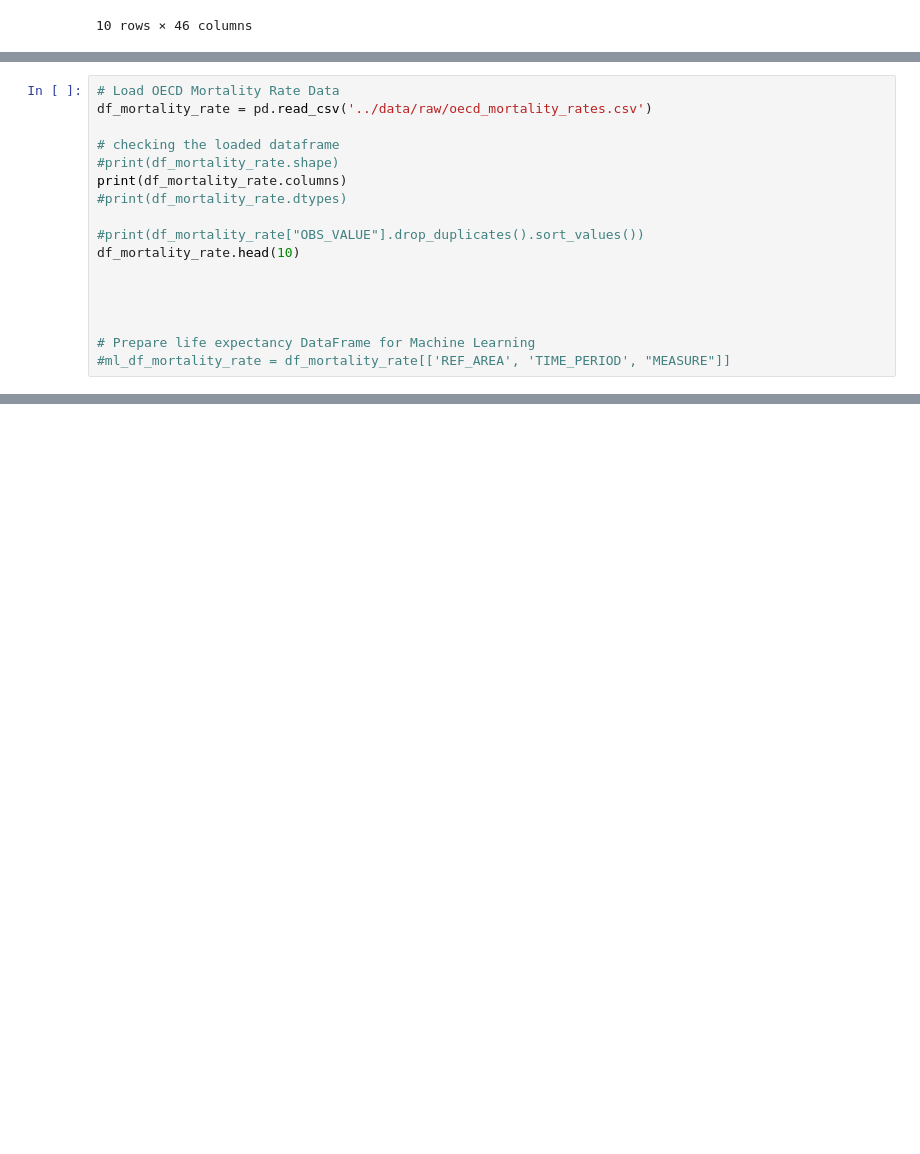
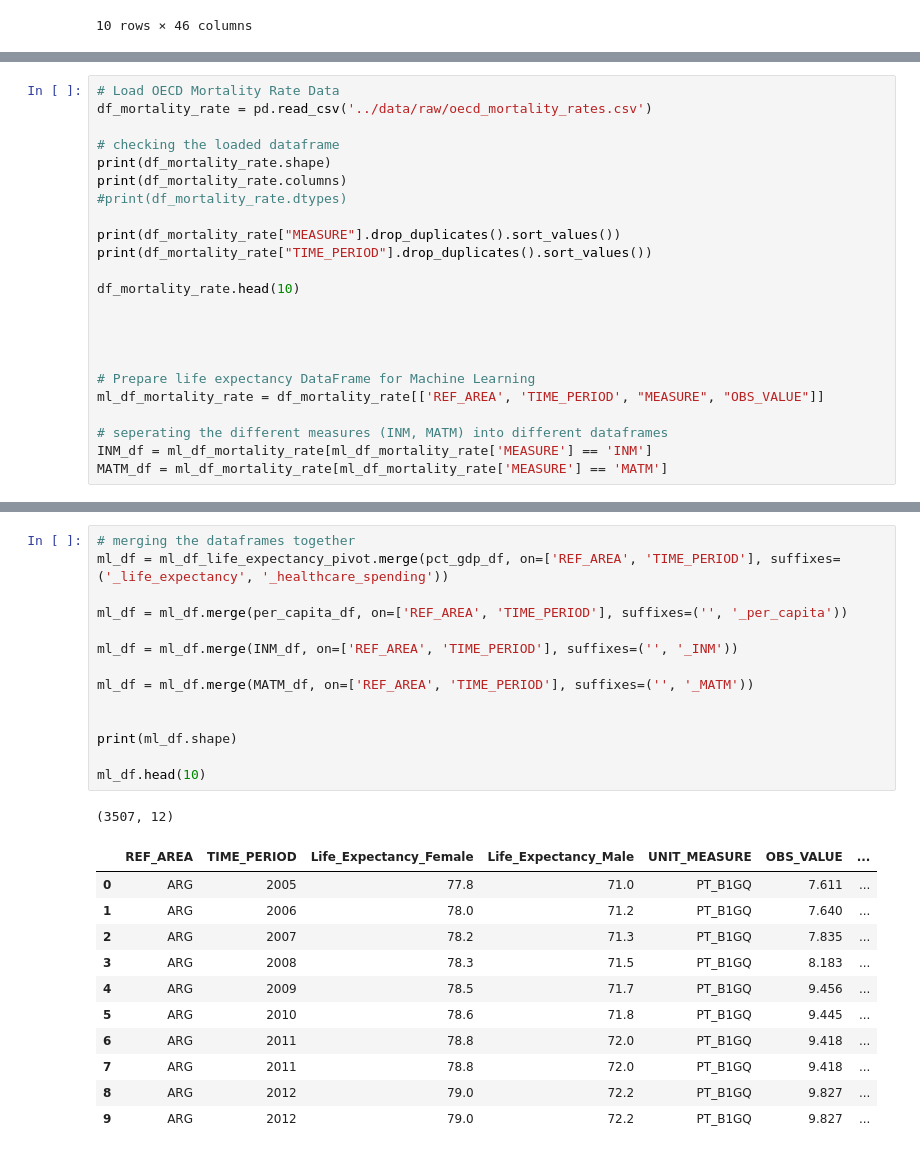
Before and after one commit to BastiSeid/healthcare-efficiency-analysis, a Jupyter notebook: notebooks/01_data_collection.ipynb, the cells around one changed output, grey strips where cells are left out. Cells and saved outputs as stored; diff of their text form; blank space fills up the shorter version.

```diff
--- a/notebooks/01_data_collection.ipynb
+++ b/notebooks/01_data_collection.ipynb
@@ -184,16 +199,22 @@ Name: TIME_PERIOD, dtype: int64
 df_mortality_rate = pd.read_csv('../data/raw/oecd_mortality_rates.csv')
 
 # checking the loaded dataframe
-#print(df_mortality_rate.shape)
+print(df_mortality_rate.shape)
 print(df_mortality_rate.columns)
 #print(df_mortality_rate.dtypes)
 
-#print(df_mortality_rate["OBS_VALUE"].drop_duplicates().sort_values())
+print(df_mortality_rate["MEASURE"].drop_duplicates().sort_values())
+print(df_mortality_rate["TIME_PERIOD"].drop_duplicates().sort_values())
+
 df_mortality_rate.head(10)
 
 
 
 
 # Prepare life expectancy DataFrame for Machine Learning
-#ml_df_mortality_rate = df_mortality_rate[['REF_AREA', 'TIME_PERIOD', "MEASURE"]]
+ml_df_mortality_rate = df_mortality_rate[['REF_AREA', 'TIME_PERIOD', "MEASURE", "OBS_VALUE"]]
+
+# seperating the different measures (INM, MATM) into different dataframes
+INM_df = ml_df_mortality_rate[ml_df_mortality_rate['MEASURE'] == 'INM']
+MATM_df = ml_df_mortality_rate[ml_df_mortality_rate['MEASURE'] == 'MATM']
 # %% [output]
@@ -212,0 +238,27 @@ array(['_Z'], dtype=object)
+# %%
+# merging the dataframes together
+ml_df = ml_df_life_expectancy_pivot.merge(pct_gdp_df, on=['REF_AREA', 'TIME_PERIOD'], suffixes=('_life_expectancy', '_healthcare_spending'))
+
+ml_df = ml_df.merge(per_capita_df, on=['REF_AREA', 'TIME_PERIOD'], suffixes=('', '_per_capita'))
+
+ml_df = ml_df.merge(INM_df, on=['REF_AREA', 'TIME_PERIOD'], suffixes=('', '_INM'))
+
+ml_df = ml_df.merge(MATM_df, on=['REF_AREA', 'TIME_PERIOD'], suffixes=('', '_MATM'))
+
+
+print(ml_df.shape)
+
+ml_df.head(10)
+# %% [output]
+(3507, 12)
+|  | REF_AREA | TIME_PERIOD | Life_Expectancy_Female | Life_Expectancy_Male | UNIT_MEASURE | OBS_VALUE | ... |
+| 0 | ARG | 2005 | 77.8 | 71.0 | PT_B1GQ | 7.611 | ... |
+| 1 | ARG | 2006 | 78.0 | 71.2 | PT_B1GQ | 7.640 | ... |
+| 2 | ARG | 2007 | 78.2 | 71.3 | PT_B1GQ | 7.835 | ... |
+| 3 | ARG | 2008 | 78.3 | 71.5 | PT_B1GQ | 8.183 | ... |
+| 4 | ARG | 2009 | 78.5 | 71.7 | PT_B1GQ | 9.456 | ... |
+| 5 | ARG | 2010 | 78.6 | 71.8 | PT_B1GQ | 9.445 | ... |
+| 6 | ARG | 2011 | 78.8 | 72.0 | PT_B1GQ | 9.418 | ... |
+| 7 | ARG | 2011 | 78.8 | 72.0 | PT_B1GQ | 9.418 | ... |
+| 8 | ARG | 2012 | 79.0 | 72.2 | PT_B1GQ | 9.827 | ... |
+| 9 | ARG | 2012 | 79.0 | 72.2 | PT_B1GQ | 9.827 | ... |
```
Also changed, not shown: parts of 8 cells of this notebook.
